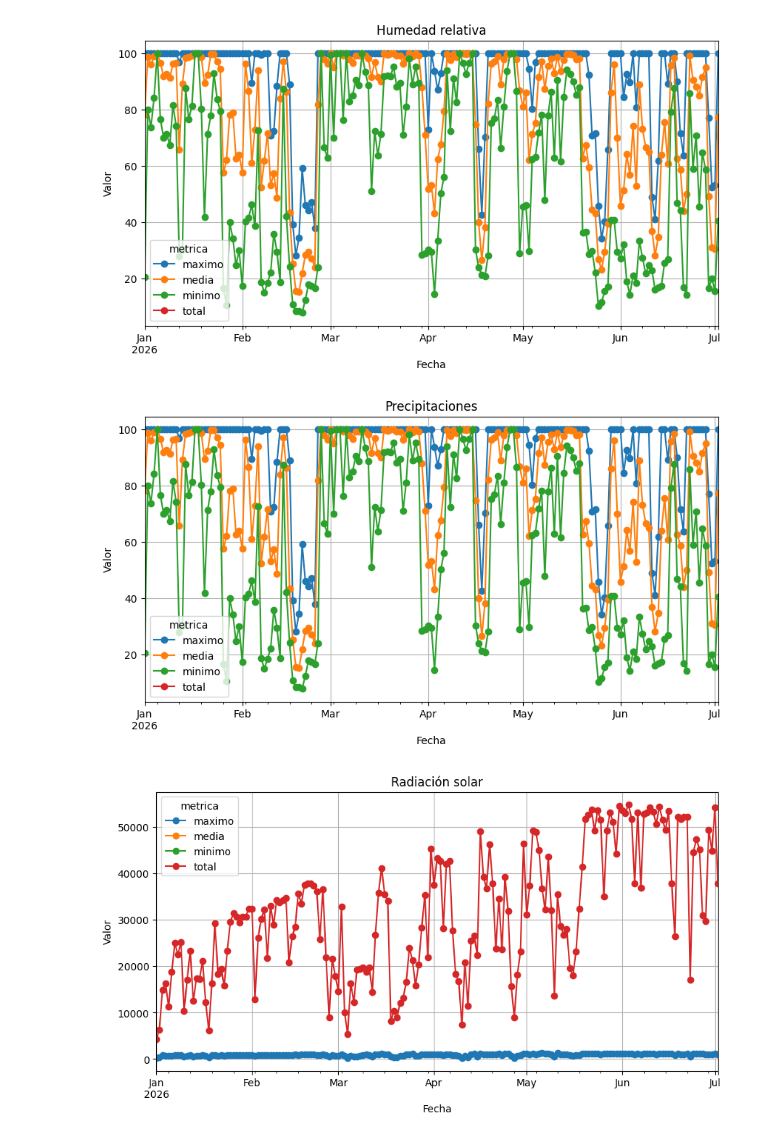
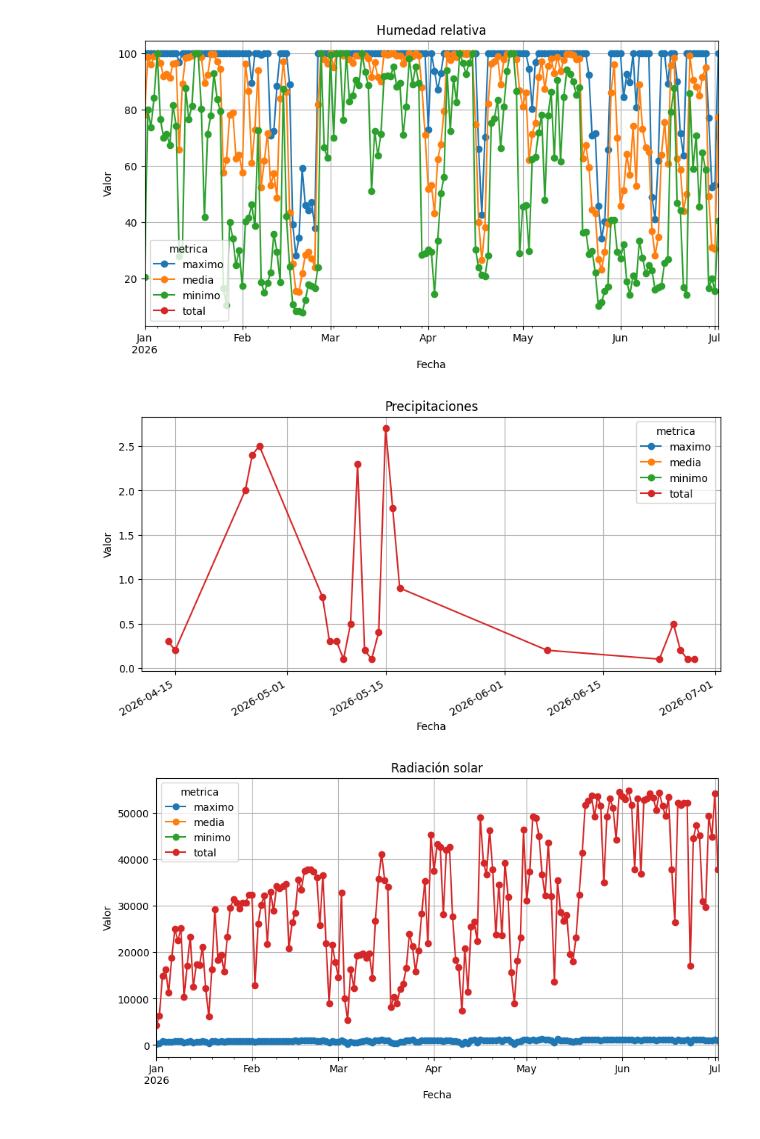
Before and after one commit to ialonsoiturbe/Tenerife-estacion-Ecomuseo, a Jupyter notebook: tenerife.ipynb, the cells around one changed output. Cells and saved outputs as stored; diff of their text form; code cells hidden in the pictures.

```diff
--- a/tenerife.ipynb
+++ b/tenerife.ipynb
@@ -232,21 +230,21 @@ plt.show()
 [figure]
 # %%
 #Pivoteamos la tabla
-df_rain_plot = df_hum.pivot(
+df_rain_plot = df_rain.pivot(
     index='fecha_observacion',
     columns='metrica',
     values='valor'
 )
 
 #Graficamos
 ax = df_rain_plot.plot(figsize=(10,5), marker='o')
 ax.set_ylabel("Valor")
 ax.set_xlabel("Fecha")
 plt.title("Precipitaciones")
 plt.grid(True)
 plt.show()
 # %% [output]
-[figure, old version]
+[figure, new version]
 # %%
 #Pivoteamos la tabla
 df_rad_plot = df_rad.pivot(
```
Also changed, not shown: parts of 2 cells of this notebook, 1 other file.
